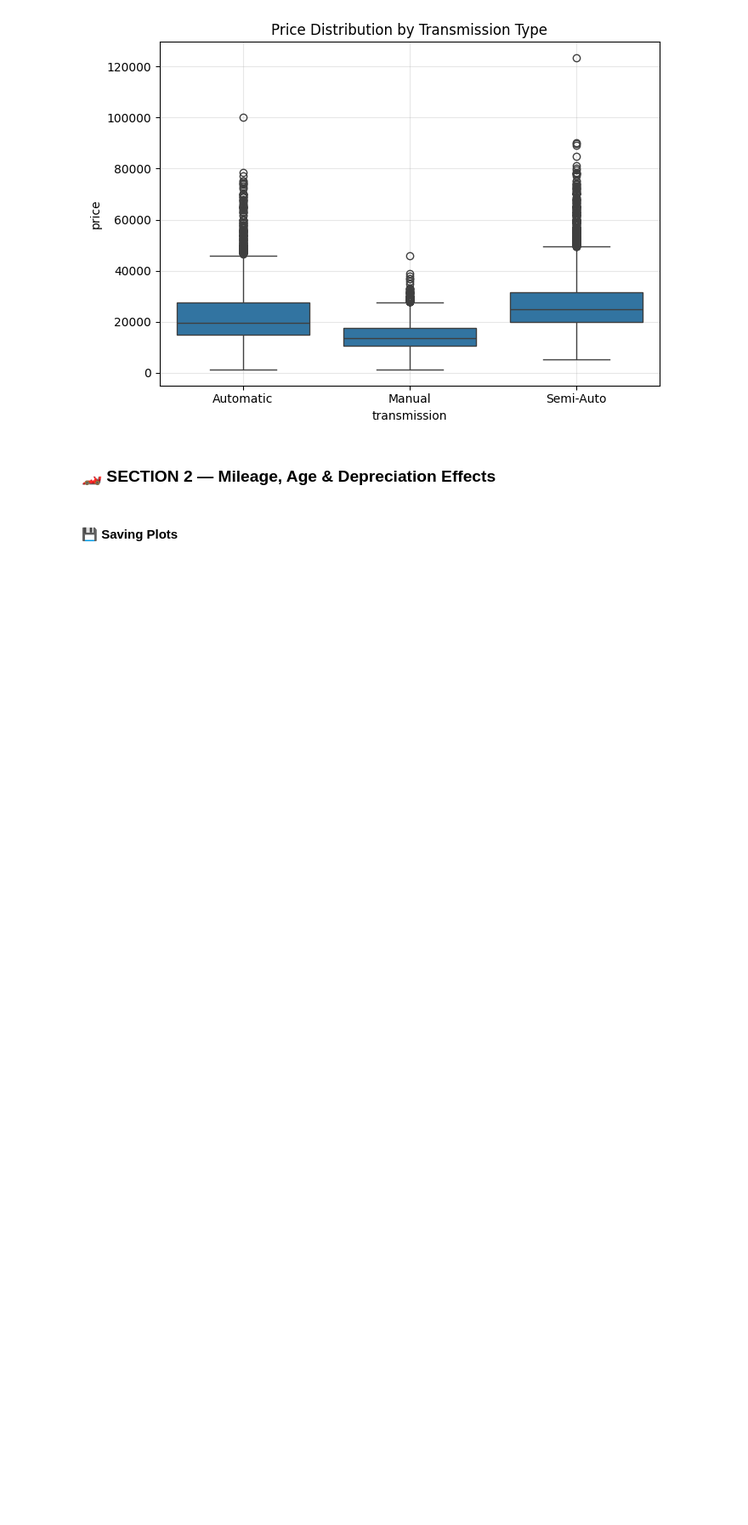
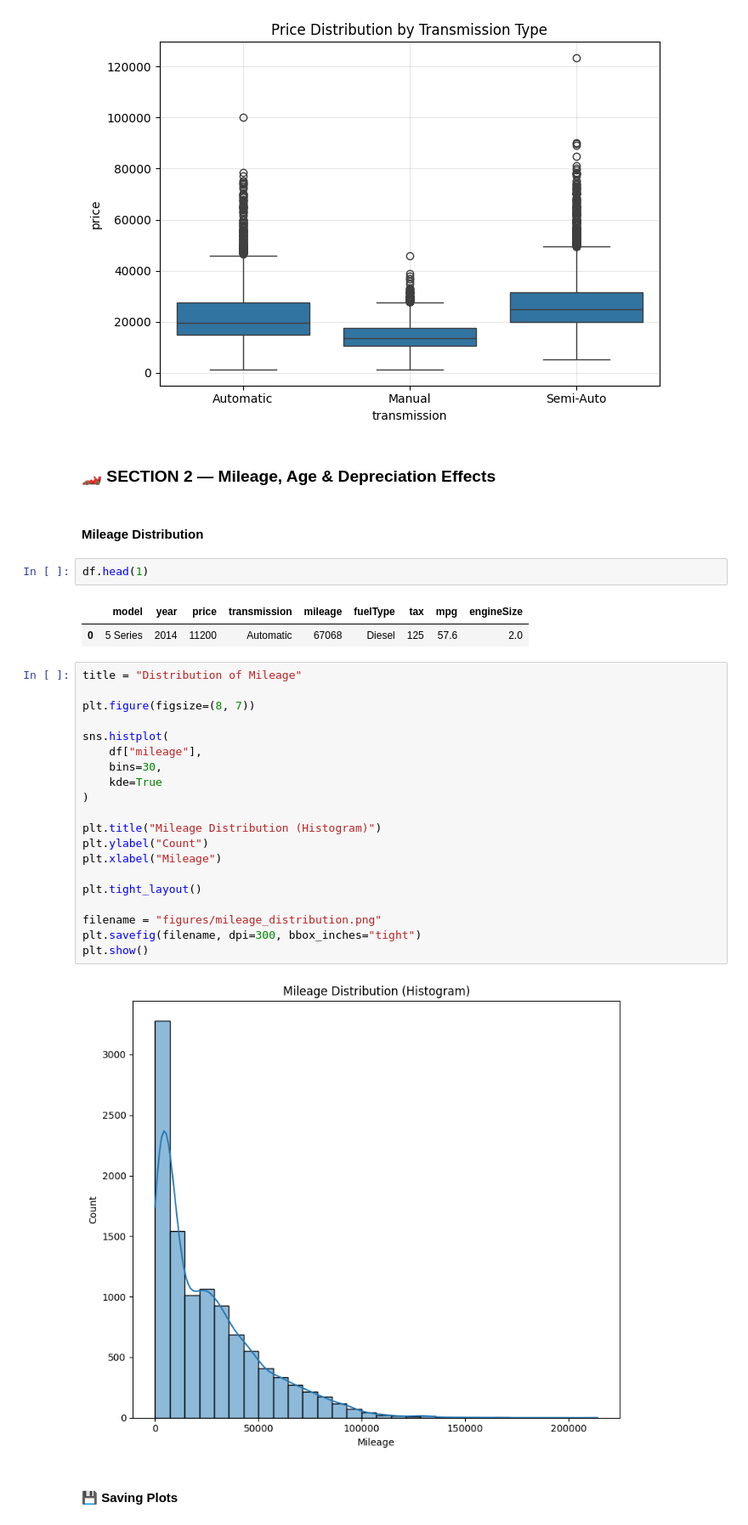
Before and after one commit to smartestnerdfromtown/Data-Analytics-Projects, a Jupyter notebook: BMW Cars Analysis/analysis.ipynb, the cells around one changed output. Shown at 85% size. Cells and saved outputs as stored; diff of their text form; blank space fills up the shorter version.

Commit message:
MILEAGE Distribution

```diff
--- a/BMW Cars Analysis/analysis.ipynb
+++ b/BMW Cars Analysis/analysis.ipynb
@@ -148,6 +148,35 @@ plt.show()
 [figure]
 # %% [markdown]
 ### 🏎️ SECTION 2 — Mileage, Age & Depreciation Effects
+# %% [markdown]
+#### Mileage Distribution
+# %%
+df.head(1)
+# %% [output]
+|  | model | year | price | transmission | mileage | fuelType | tax | mpg | engineSize |
+| 0 | 5 Series | 2014 | 11200 | Automatic | 67068 | Diesel | 125 | 57.6 | 2.0 |
+# %%
+title = "Distribution of Mileage"
+
+plt.figure(figsize=(8, 7))
+
+sns.histplot(
+    df["mileage"],
+    bins=30,
+    kde=True
+)
+
+plt.title("Mileage Distribution (Histogram)")
+plt.ylabel("Count")
+plt.xlabel("Mileage")
+
+plt.tight_layout()
+
+filename = "figures/mileage_distribution.png"
+plt.savefig(filename, dpi=300, bbox_inches="tight")
+plt.show()
+# %% [output]
+[figure, added]
 # %% [markdown]
 #### 💾 Saving Plots
 # %%
```
Also changed, not shown: parts of 2 cells of this notebook, 3 other files.
